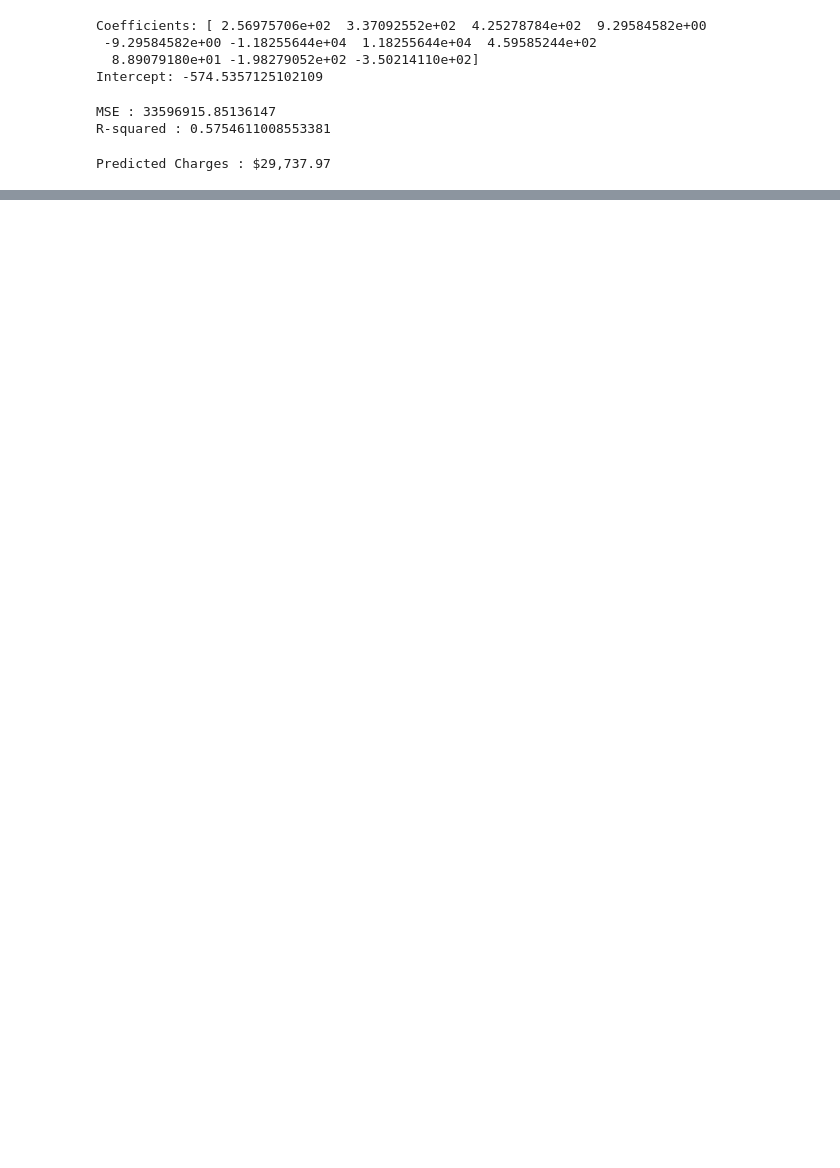
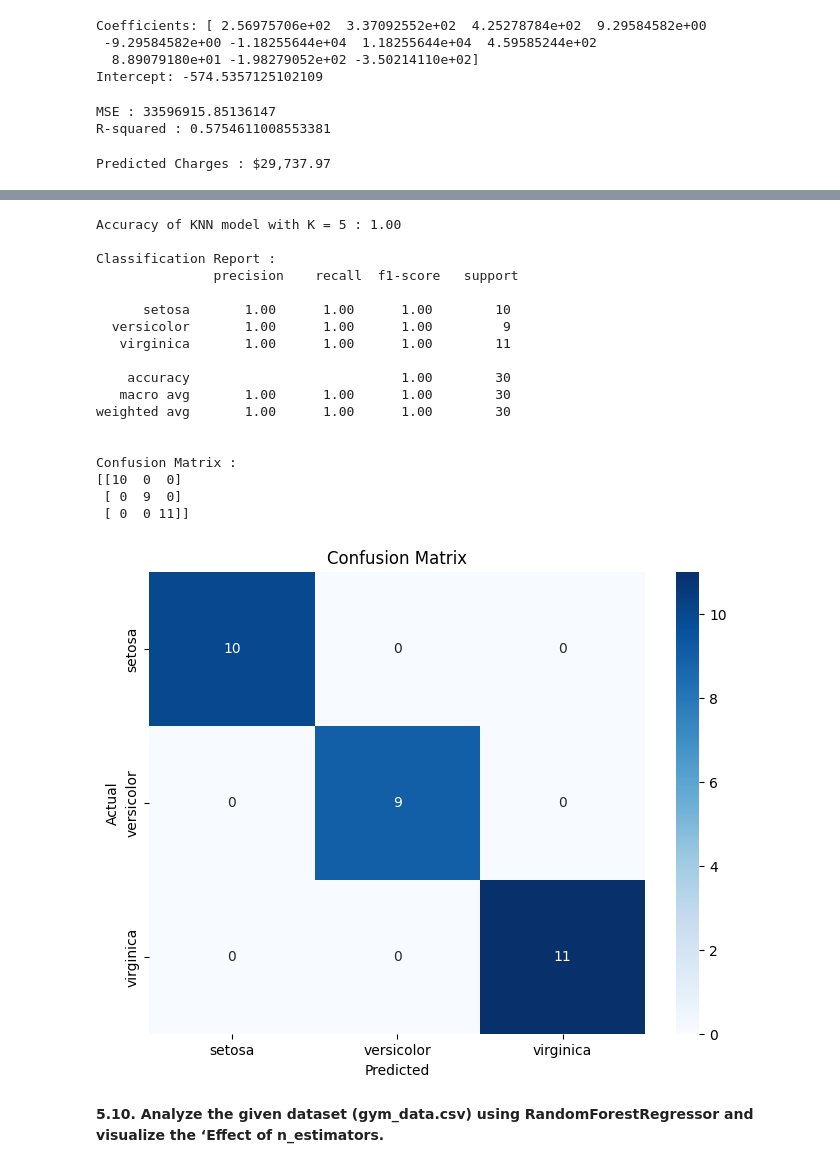
Before and after one commit to Sreekumr/Scr, a Jupyter notebook: LabExamPractice.ipynb, the cells around one changed output, grey strips where cells are left out. Cells and saved outputs as stored; diff of their text form; code cells hidden in the pictures; blank space fills up the shorter version.

```diff
--- a/LabExamPractice.ipynb
+++ b/LabExamPractice.ipynb
@@ -664,0 +836,69 @@ Predicted Charges : $29,737.97
+# %%
+#Step 2 :KNN
+
+#Load iris Datasets
+iris = load_iris()
+
+X = iris.data
+y = iris.target
+
+feature_names = iris.feature_names
+target_names = iris.target_names
+
+#Split the dataset into training and test sets
+X_train,X_test,y_train,y_test = train_test_split(X , y , test_size = 0.2 , random_state=42)
+
+#Intialize the KNN classifier with (k=5 , 5 neighbors)
+k=5
+knn = KNeighborsClassifier(n_neighbors = k)
+
+#Train the Model on training data
+knn.fit(X_train,y_train)
+
+#Make predictions on test data
+y_pred = knn.predict(X_test)
+
+#Measure accuracy
+accuracy = accuracy_score(y_test,y_pred)
+print(f'Accuracy of KNN model with K = {k} : {accuracy:.2f}')
+
+#Print Classification Report
+cls_report = classification_report(y_test,y_pred,target_names=target_names)
+print(f'\nClassification Report :\n {cls_report}')
+
+#Print Confusion Matrix
+conf_matrix  = confusion_matrix(y_test,y_pred)
+print(f'\nConfusion Matrix : \n{conf_matrix}')
+
+#Plot confusion Matrix
+plt.figure(figsize=(8,6))
+sns.heatmap(conf_matrix,annot=True,fmt = 'd' , cmap = 'Blues',
+           xticklabels = target_names,
+           yticklabels = target_names)
+plt.title('Confusion Matrix')
+plt.xlabel('Predicted')
+plt.ylabel('Actual')
+plt.show()
+# %% [output]
+Accuracy of KNN model with K = 5 : 1.00
+
+Classification Report :
+               precision    recall  f1-score   support
+
+      setosa       1.00      1.00      1.00        10
+  versicolor       1.00      1.00      1.00         9
+   virginica       1.00      1.00      1.00        11
+
+    accuracy                           1.00        30
+   macro avg       1.00      1.00      1.00        30
+weighted avg       1.00      1.00      1.00        30
+
+
+Confusion Matrix :
+[[10  0  0]
+ [ 0  9  0]
+ [ 0  0 11]]
+[figure, added]
+# %% [markdown]
+**5.10. Analyze the given dataset (gym_data.csv) using RandomForestRegressor and
+visualize the ‘Effect of n_estimators.**
```
Also changed, not shown: parts of 13 cells of this notebook.
